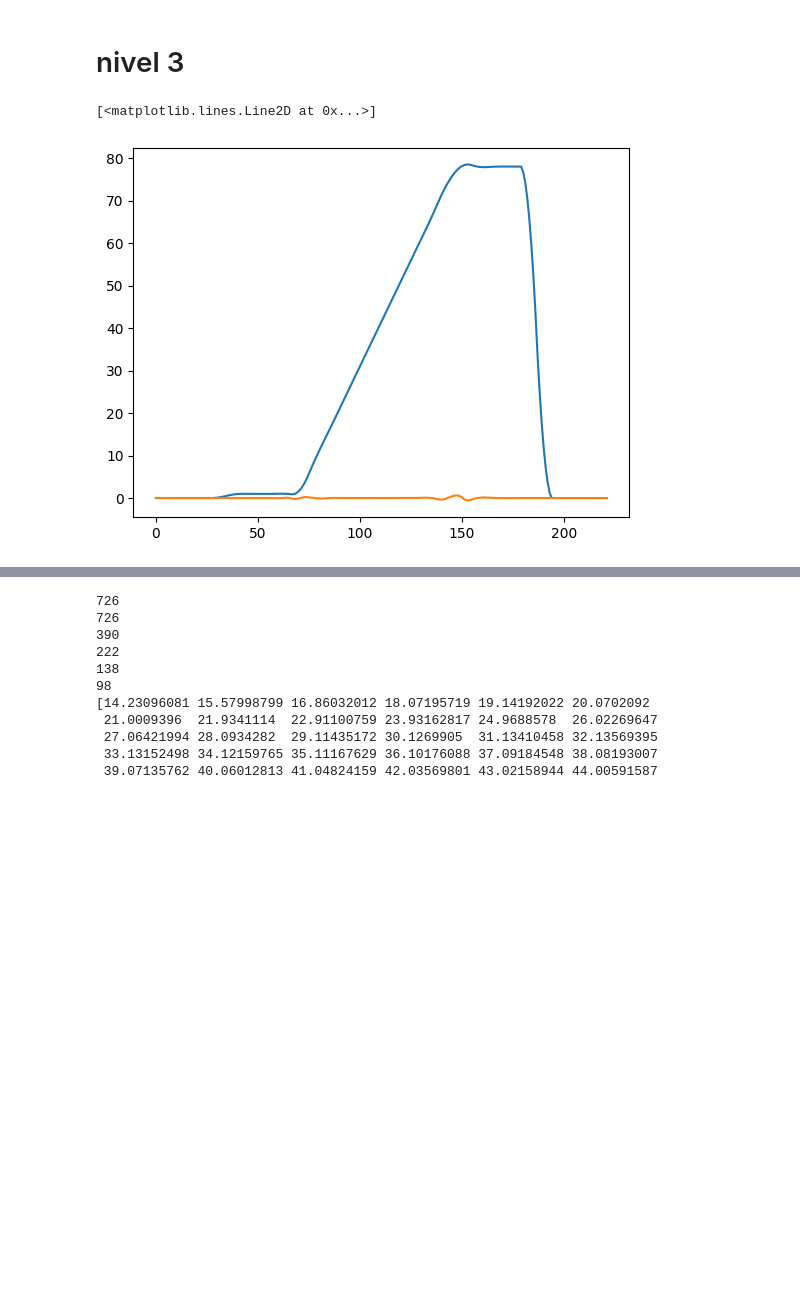
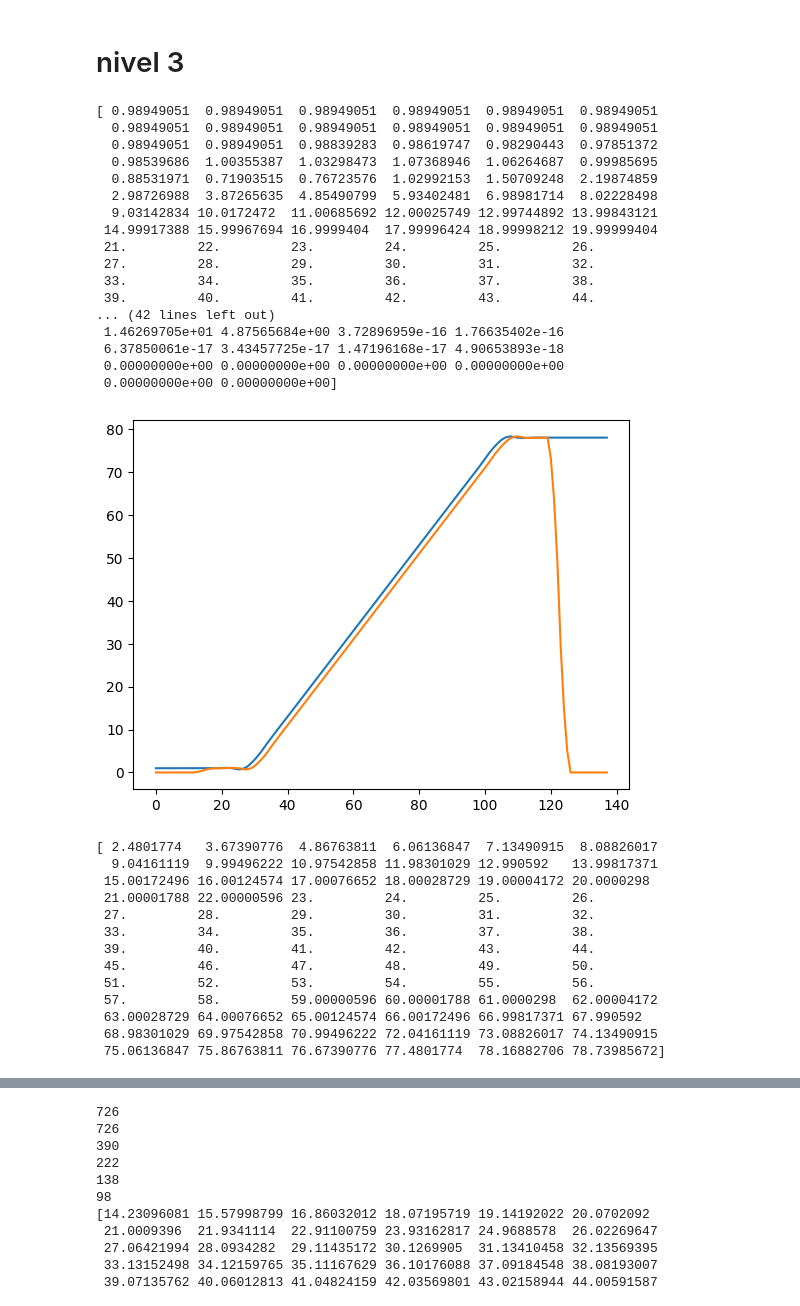
Before and after one commit to MiguelAngelLiera/Stock_Exchange_NN_PP, a Jupyter notebook: src/pruebas.ipynb, the cells around one changed output, grey strips where cells are left out. Cells and saved outputs as stored; diff of their text form; code cells hidden in the pictures; blank space fills up the shorter version.

```diff
--- a/src/pruebas.ipynb
+++ b/src/pruebas.ipynb
@@ -113,16 +113,27 @@ final = take(A1, take = 78)  + pywt.upcoef('d', cD1, 'bior3.5', take = 78)
 #print(final)
 
 (cA11, cD11) = pywt.wavedec(pywt.upcoef('a', cA2, 'bior3.5', level = 2), 'bior3.5', 'constant', level=1)
-A11 = pywt.upcoef('a', cA11, 'bior3.5')# , take = 138
-D11 = pywt.upcoef('a', cD11, 'bior3.5')#, take = 138
+A11 = pywt.upcoef('a', cA11, 'bior3.5', take = 138)#
+D11 = pywt.upcoef('a', cD11, 'bior3.5', take = 138)#
+
+
+
 #print(A11)
 #print(D11)
 
-plt.plot(range(len(A11)), A11)
-plt.plot(range(len(D11)), D11)
 
+
+A2_ = A11 + D11
+# plt.plot(range(len(A11)), A11)
+# plt.plot(range(len(D11)), D11)
+plt.plot(range(len(A2_)), A2_)
 # Mostrar el gráfico
 plt.show()
+A1 = take(A2_, take = 98) + pywt.upcoef('d', cD2, 'bior3.5', level = 2, take = 98)
+#print(take(A1, take = 78))
+#print(pywt.upcoef('d', cD1, 'bior3.5', take = 78))
+final_ = take(A1, take = 78)  + pywt.upcoef('d', cD1, 'bior3.5', take = 78)
+print(final_)
 # %% [output]
 138
 138
@@ -133,41 +149,79 @@ plt.show()
 # %%
 import random
 data = list(range(1,79)) #[1,2,3,4,5,6,7,8,9,10,11,12,13,14,15,16,17,18,19,20,21,22,23,24,25,26,27,28,29,30, 31,32,33,34,35,36,37,38,39,40]
 #data = [random.uniform(1, 100) for _ in range(78)]
 #print(data)
 (cA3, cD3, cD2, cD1) = pywt.wavedec(data, 'bior3.5', 'constant', level = 3)
 n = len(data)
 #r = pywt.upcoef('a', cA, 'bior3.5' , level = 3) + pywt.upcoef('d', cD, 'bior3.5' , level = 3) + pywt.upcoef('d', cD1, 'bior3.5', level = 2) + pywt.upcoef('d', cD2, 'bior3.5')
 #print(pywt.upcoef('a', cA3, 'bior3.5', level = 3))
-A3 = pywt.upcoef('a', cA3, 'bior3.5', level = 3)
+A3 = pywt.upcoef('a', cA3, 'bior3.5', level = 3, take = 160)
 #print(pywt.upcoef('d', cD3, 'bior3.5', level = 3))
-D3 = pywt.upcoef('d', cD3, 'bior3.5', level = 3)
+D3 = pywt.upcoef('d', cD3, 'bior3.5', level = 3, take = 160)
 # print(len(pywt.upcoef('d', cD2, 'bior3.5', level = 2)))
 # print(len(pywt.upcoef('d', cD1, 'bior3.5')))
 
 #print(pywt.upcoef('a', cA2, 'bior3.5', take = 98))
 #print(pywt.upcoef('d', cD2, 'bior3.5', take = 98))
 #print("cD1: " + str(pywt.upcoef('d', cD1, 'bior3.5', take = 78)))
 A2 = pywt.upcoef('a', cA3, 'bior3.5', level = 3, take = 138) + pywt.upcoef('d', cD3, 'bior3.5', level = 3, take = 138)
+# plt.plot(range(len(A11)), A11)
+# plt.plot(range(len(D11)), D11)
+plt.plot(range(len(A2)), A2)
+plt.plot(range(len(A2_)), A2_)
+print(A2)
+print(A2_)
+# Mostrar el gráfico
+plt.show()
 #print(A2)
 #print(take(A2, take = 98))
 A1 = take(A2, take = 98) + pywt.upcoef('d', cD2, 'bior3.5', level = 2, take = 98)
 #print(take(A1, take = 78))
 #print(pywt.upcoef('d', cD1, 'bior3.5', take = 78))
 #print(pywt.upcoef('a', cA3, 'bior3.5', level = 3))
 #print(pywt.upcoef('d', cD3, 'bior3.5', level = 3))
 final = take(A1, take = 78)  + pywt.upcoef('d', cD1, 'bior3.5', take = 78)
-
-plt.plot(range(len(A11)), A11)
-
-plt.plot(range(len(A3)), A3)
+print(final)
+plt.plot(range(len(final)), final)
+plt.plot(range(len(final_)), final_)
+# plt.plot(range(len(A11)), A11)
+# plt.plot(range(len(A3)), A3)
 
 plt.show()
 
-plt.plot(range(len(D11)), D11)
-plt.plot(range(len(D3)), D3)
-plt.show()
+# plt.plot(range(len(D11)), D11)
+# plt.plot(range(len(D3)), D3)
+# plt.show()
 #print(final)
 # %% [output]
-[<matplotlib.lines.Line2D at 0x...>]
+[ 0.98949051  0.98949051  0.98949051  0.98949051  0.98949051  0.98949051
+  0.98949051  0.98949051  0.98949051  0.98949051  0.98949051  0.98949051
+  0.98949051  0.98949051  0.98839283  0.98619747  0.98290443  0.97851372
+  0.98539686  1.00355387  1.03298473  1.07368946  1.06264687  0.99985695
+  0.88531971  0.71903515  0.76723576  1.02992153  1.50709248  2.19874859
+  2.98726988  3.87265635  4.85490799  5.93402481  6.98981714  8.02228498
+  9.03142834 10.0172472  11.00685692 12.00025749 12.99744892 13.99843121
+ 14.99917388 15.99967694 16.9999404  17.99996424 18.99998212 19.99999404
+ 21.         22.         23.         24.         25.         26.
+ 27.         28.         29.         30.         31.         32.
+ 33.         34.         35.         36.         37.         38.
+ 39.         40.         41.         42.         43.         44.
+... (42 lines left out)
+ 1.46269705e+01 4.87565684e+00 3.72896959e-16 1.76635402e-16
+ 6.37850061e-17 3.43457725e-17 1.47196168e-17 4.90653893e-18
+ 0.00000000e+00 0.00000000e+00 0.00000000e+00 0.00000000e+00
+ 0.00000000e+00 0.00000000e+00]
-[figure, old version]
+[figure, new version]
+[ 2.4801774   3.67390776  4.86763811  6.06136847  7.13490915  8.08826017
+  9.04161119  9.99496222 10.97542858 11.98301029 12.990592   13.99817371
+ 15.00172496 16.00124574 17.00076652 18.00028729 19.00004172 20.0000298
+ 21.00001788 22.00000596 23.         24.         25.         26.
+ 27.         28.         29.         30.         31.         32.
+ 33.         34.         35.         36.         37.         38.
+ 39.         40.         41.         42.         43.         44.
+ 45.         46.         47.         48.         49.         50.
+ 51.         52.         53.         54.         55.         56.
+ 57.         58.         59.00000596 60.00001788 61.0000298  62.00004172
+ 63.00028729 64.00076652 65.00124574 66.00172496 66.99817371 67.990592
+ 68.98301029 69.97542858 70.99496222 72.04161119 73.08826017 74.13490915
+ 75.06136847 75.86763811 76.67390776 77.4801774  78.16882706 78.73985672]
```
Also changed, not shown: parts of 4 cells of this notebook, 1 other file.
